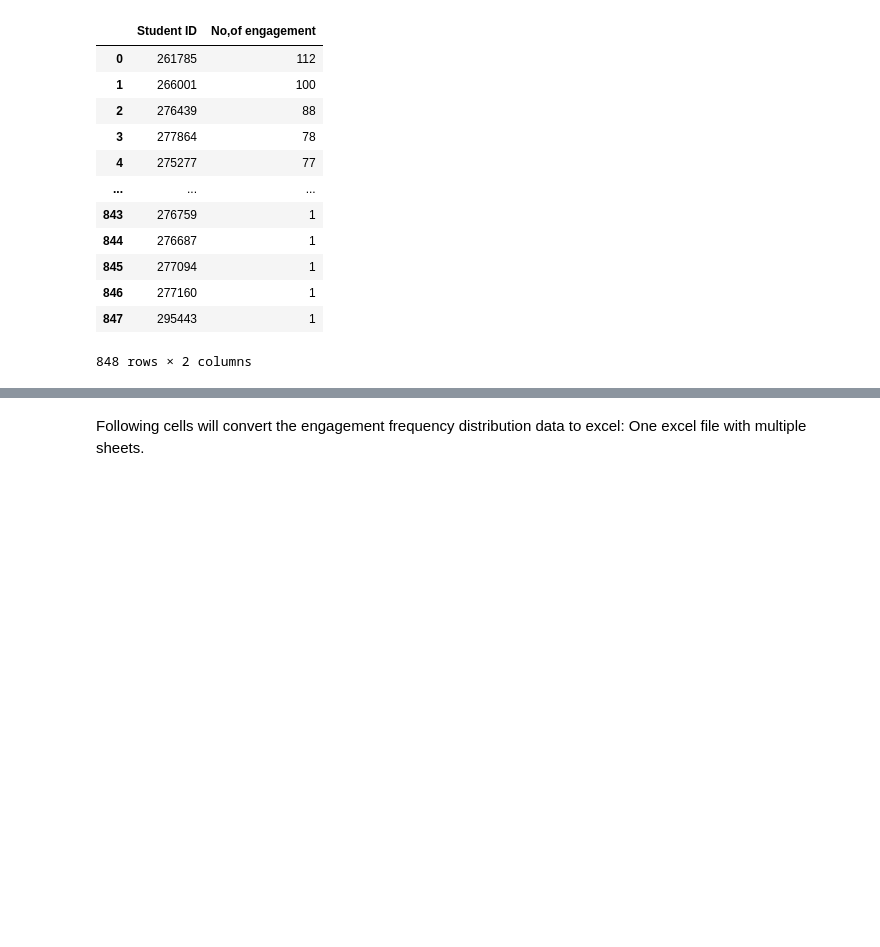
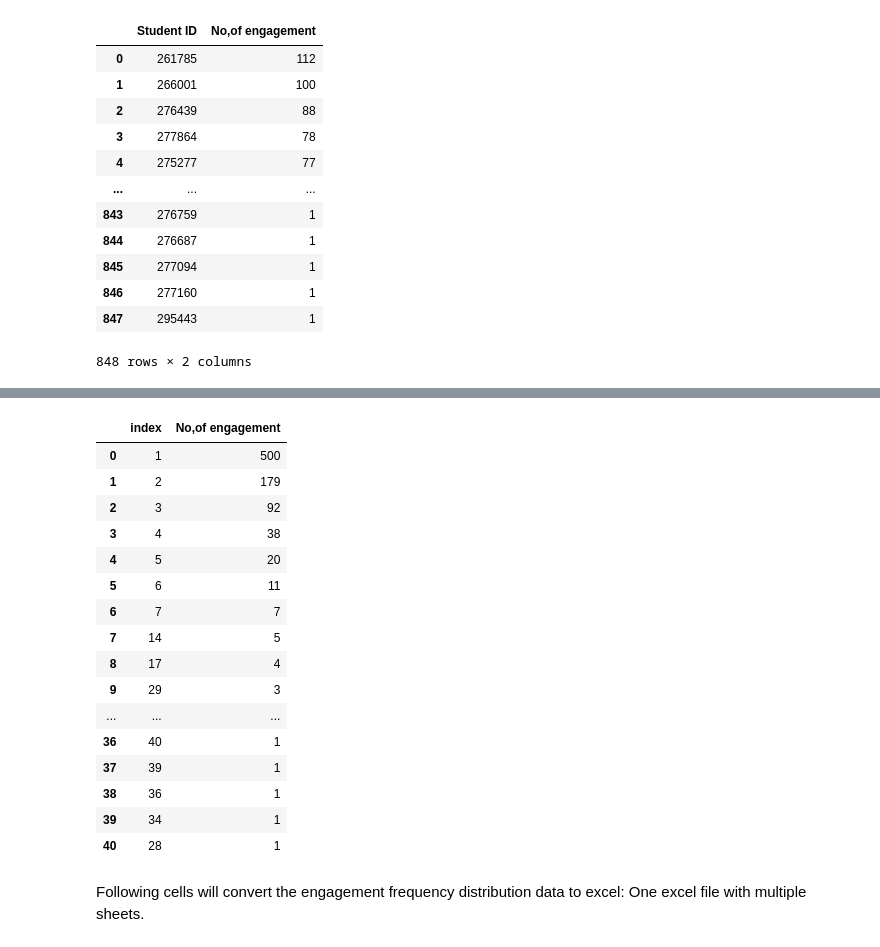
Before and after one commit to puvanans/365-DS-Competition, a Jupyter notebook: engagement _analysis_by_country.ipynb, the cells around one changed output, grey strips where cells are left out. Saved outputs shown, nothing was run; the diff lists cells and outputs as text; code cells hidden in the pictures; blank space fills up the shorter version.

```diff
--- a/engagement _analysis_by_country.ipynb
+++ b/engagement _analysis_by_country.ipynb
@@ -293,3 +303,24 @@ NG_engagement_frequency.plot()
+# %%
+NG_engagement_frequency = pd.DataFrame(NG_df['No,of engagement'].value_counts()).reset_index().rename(columns={})
+NG_engagement_frequency
+# %% [output]
+|  | index | No,of engagement |
+| 0 | 1 | 500 |
+| 1 | 2 | 179 |
+| 2 | 3 | 92 |
+| 3 | 4 | 38 |
+| 4 | 5 | 20 |
+| 5 | 6 | 11 |
+| 6 | 7 | 7 |
+| 7 | 14 | 5 |
+| 8 | 17 | 4 |
+| 9 | 29 | 3 |
+| ... | ... | ... |
+| 36 | 40 | 1 |
+| 37 | 39 | 1 |
+| 38 | 36 | 1 |
+| 39 | 34 | 1 |
+| 40 | 28 | 1 |
 # %% [markdown]
 Following cells will convert the engagement frequency distribution data to excel: One excel file with multiple sheets.
 # %%
```
Also changed, not shown: parts of 2 cells of this notebook.
